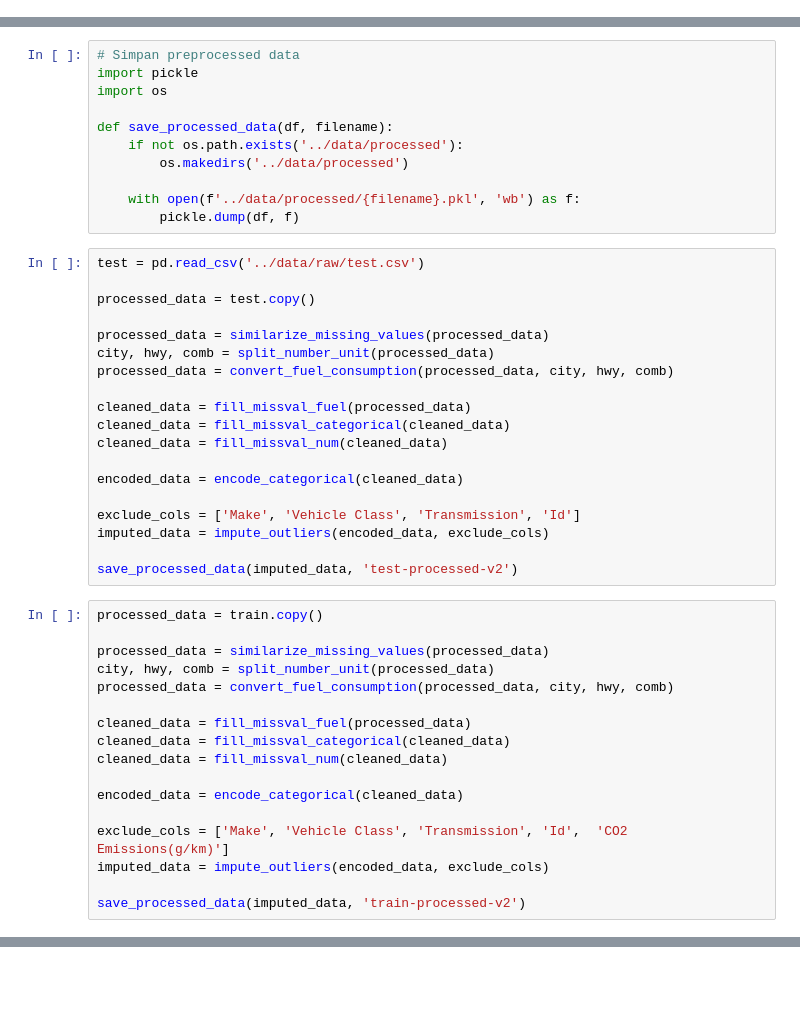
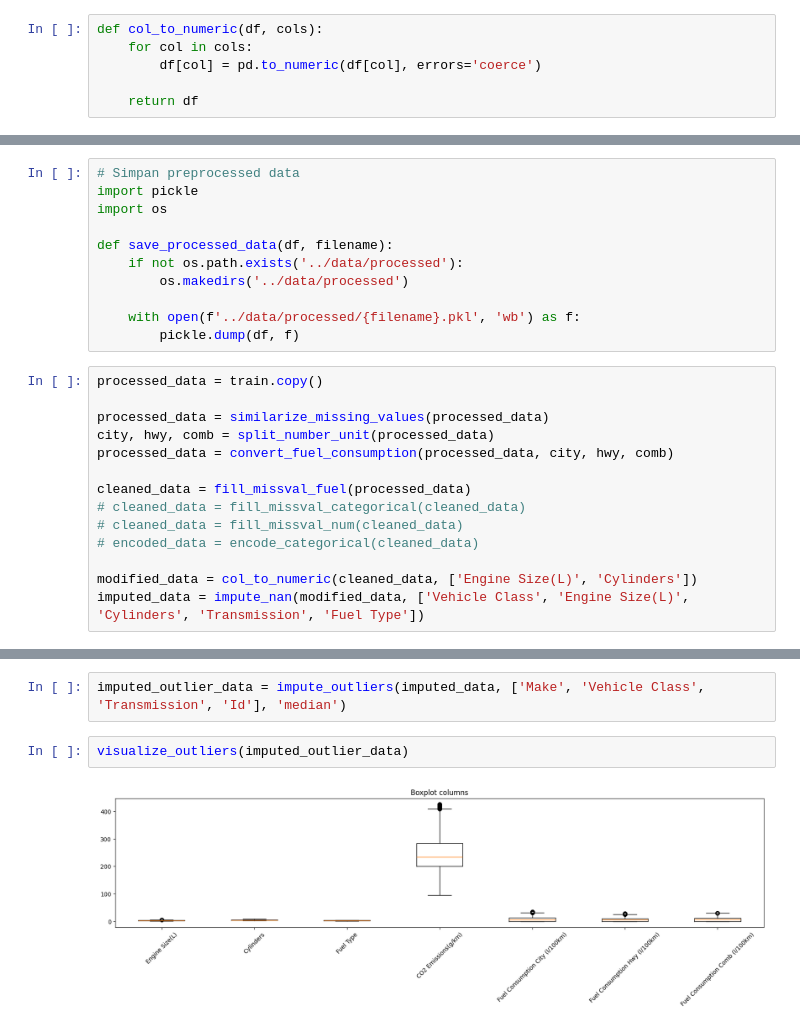
Before and after one commit to dikaizm/data-slayer, a Jupyter notebook: notebooks/1.0-data-exploration.ipynb, the cells around one changed output, grey strips where cells are left out. Cells and saved outputs as stored; diff of their text form; blank space fills up the shorter version.

```diff
--- a/notebooks/1.0-data-exploration.ipynb
+++ b/notebooks/1.0-data-exploration.ipynb
@@ -514,0 +338,6 @@ plt.show()
+# %%
+def col_to_numeric(df, cols):
+    for col in cols:
+        df[col] = pd.to_numeric(df[col], errors='coerce')
+
+    return df
@@ -671,38 +550,16 @@ def save_processed_data(df, filename):
     with open(f'../data/processed/{filename}.pkl', 'wb') as f:
         pickle.dump(df, f)
 # %%
-test = pd.read_csv('../data/raw/test.csv')
-
-processed_data = test.copy()
+processed_data = train.copy()
 
 processed_data = similarize_missing_values(processed_data)
 city, hwy, comb = split_number_unit(processed_data)
 processed_data = convert_fuel_consumption(processed_data, city, hwy, comb)
 
 cleaned_data = fill_missval_fuel(processed_data)
-cleaned_data = fill_missval_categorical(cleaned_data)
-cleaned_data = fill_missval_num(cleaned_data)
+# cleaned_data = fill_missval_categorical(cleaned_data)
+# cleaned_data = fill_missval_num(cleaned_data)
+# encoded_data = encode_categorical(cleaned_data)
 
-encoded_data = encode_categorical(cleaned_data)
-
-exclude_cols = ['Make', 'Vehicle Class', 'Transmission', 'Id']
-imputed_data = impute_outliers(encoded_data, exclude_cols)
-
-save_processed_data(imputed_data, 'test-processed-v2')
+modified_data = col_to_numeric(cleaned_data, ['Engine Size(L)', 'Cylinders'])
+imputed_data = impute_nan(modified_data, ['Vehicle Class', 'Engine Size(L)', 'Cylinders', 'Transmission', 'Fuel Type'])
-# %%
-processed_data = train.copy()
-
-processed_data = similarize_missing_values(processed_data)
-city, hwy, comb = split_number_unit(processed_data)
-processed_data = convert_fuel_consumption(processed_data, city, hwy, comb)
-
-cleaned_data = fill_missval_fuel(processed_data)
-cleaned_data = fill_missval_categorical(cleaned_data)
-cleaned_data = fill_missval_num(cleaned_data)
-
-encoded_data = encode_categorical(cleaned_data)
-
-exclude_cols = ['Make', 'Vehicle Class', 'Transmission', 'Id',  'CO2 Emissions(g/km)']
-imputed_data = impute_outliers(encoded_data, exclude_cols)
-
-save_processed_data(imputed_data, 'train-processed-v2')
@@ -723,0 +566,6 @@ dtype: float64
+# %%
+imputed_outlier_data = impute_outliers(imputed_data, ['Make', 'Vehicle Class', 'Transmission', 'Id'], 'median')
+# %%
+visualize_outliers(imputed_outlier_data)
+# %% [output]
+[figure, added]
```
Also changed, not shown: parts of 34 cells of this notebook, 12 other files.
